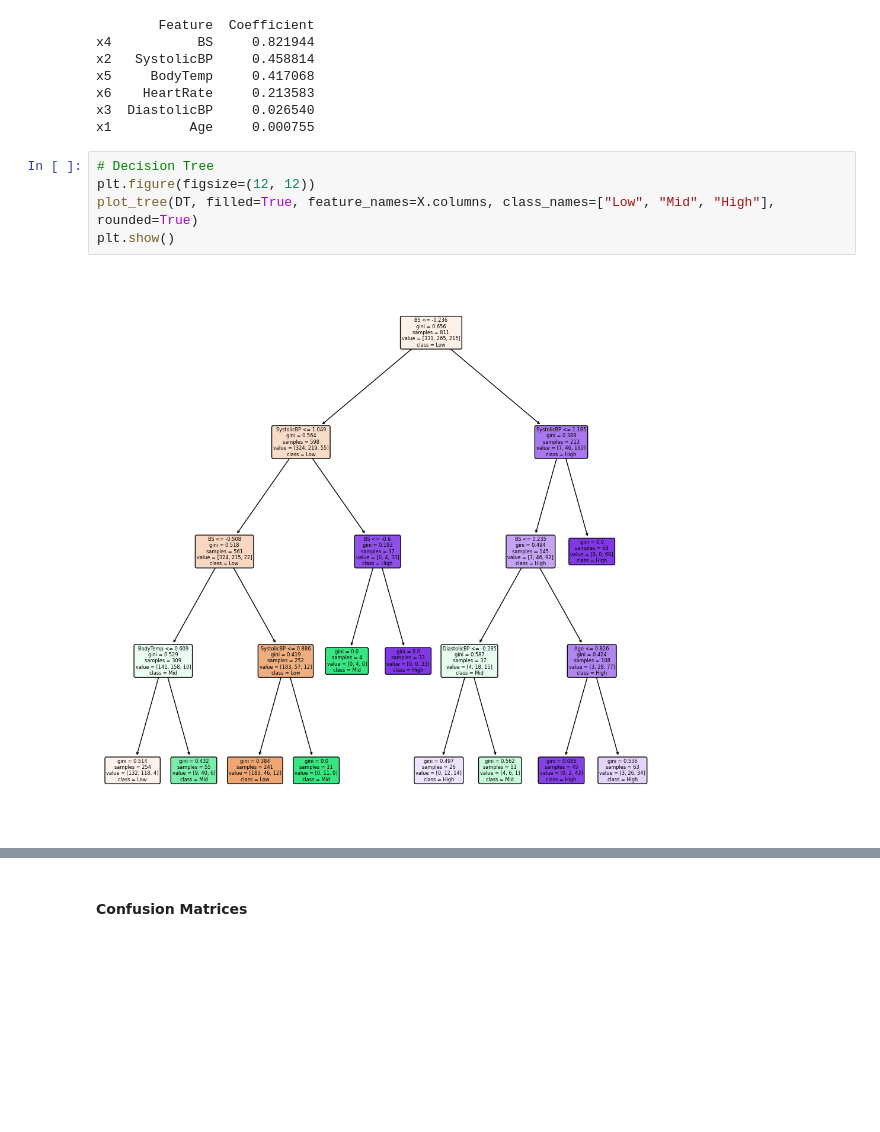
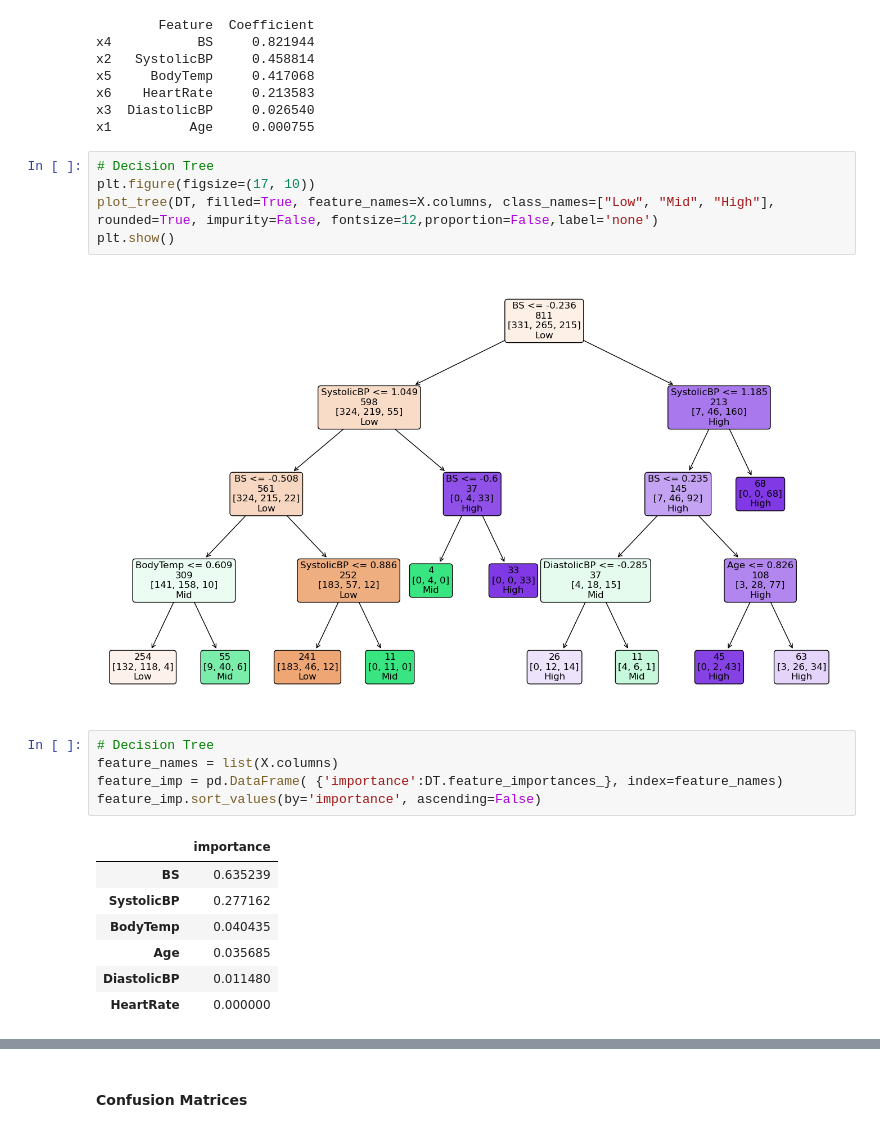
Before and after one commit to LilyyVogel/DS-Capstone-Project, a Jupyter notebook: CapstoneProject.ipynb, the cells around one changed output, grey strips where cells are left out. Drawn from its saved outputs; the diff is of its cells as text; blank space fills up the shorter version.

```diff
--- a/CapstoneProject.ipynb
+++ b/CapstoneProject.ipynb
@@ -242,10 +221,23 @@ x3  DiastolicBP     0.026540
 x1          Age     0.000755
 # %%
 # Decision Tree
-plt.figure(figsize=(12, 12))
-plot_tree(DT, filled=True, feature_names=X.columns, class_names=["Low", "Mid", "High"], rounded=True)
+plt.figure(figsize=(17, 10))
+plot_tree(DT, filled=True, feature_names=X.columns, class_names=["Low", "Mid", "High"], rounded=True, impurity=False, fontsize=12,proportion=False,label='none')
 plt.show()
 # %% [output]
-[figure, old version]
+[figure, new version]
+# %%
+# Decision Tree
+feature_names = list(X.columns)
+feature_imp = pd.DataFrame( {'importance':DT.feature_importances_}, index=feature_names)
+feature_imp.sort_values(by='importance', ascending=False)
+# %% [output]
+|  | importance |
+| BS | 0.635239 |
+| SystolicBP | 0.277162 |
+| BodyTemp | 0.040435 |
+| Age | 0.035685 |
+| DiastolicBP | 0.011480 |
+| HeartRate | 0.000000 |
 # %%
 # Random Forest
```
Also changed, not shown: parts of 15 cells of this notebook.
